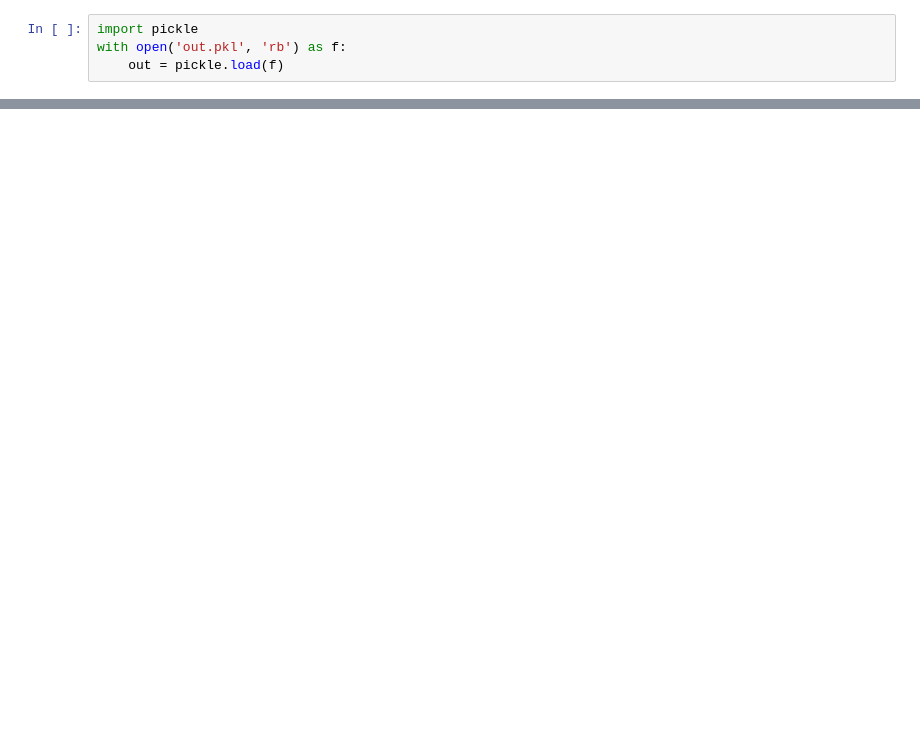
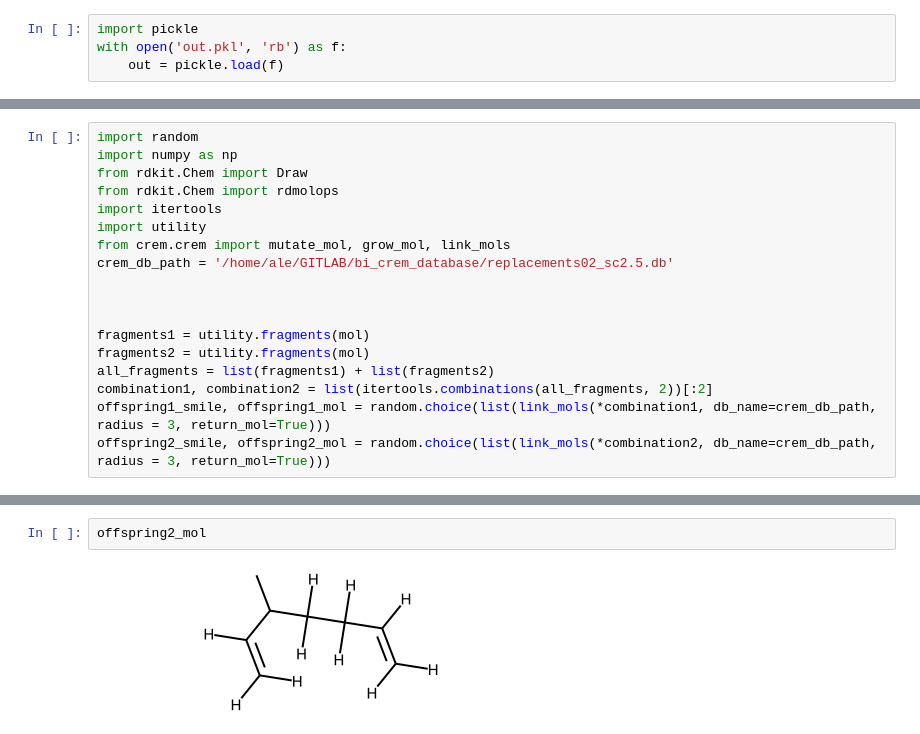
Before and after one commit to ale94mleon/moldrug, a Jupyter notebook: v.ipynb, the cells around one changed output, grey strips where cells are left out. Cells and saved outputs as stored; diff of their text form; blank space fills up the shorter version.

```diff
--- a/v.ipynb
+++ b/v.ipynb
@@ -10,0 +24,18 @@ with open('out.pkl', 'rb') as f:
+# %%
+import random
+import numpy as np
+from rdkit.Chem import Draw
+from rdkit.Chem import rdmolops
+import itertools
+import utility
+from crem.crem import mutate_mol, grow_mol, link_mols
+crem_db_path = '/home/ale/GITLAB/bi_crem_database/replacements02_sc2.5.db'
+
+
+
+fragments1 = utility.fragments(mol)
+fragments2 = utility.fragments(mol)
+all_fragments = list(fragments1) + list(fragments2)
+combination1, combination2 = list(itertools.combinations(all_fragments, 2))[:2]
+offspring1_smile, offspring1_mol = random.choice(list(link_mols(*combination1, db_name=crem_db_path, radius = 3, return_mol=True)))
+offspring2_smile, offspring2_mol = random.choice(list(link_mols(*combination2, db_name=crem_db_path, radius = 3, return_mol=True)))
@@ -10,0 +60,4 @@ with open('out.pkl', 'rb') as f:
+# %%
+offspring2_mol
+# %% [output]
+[figure, added]
```
Also changed, not shown: parts of 5 cells of this notebook, 2 other files.
